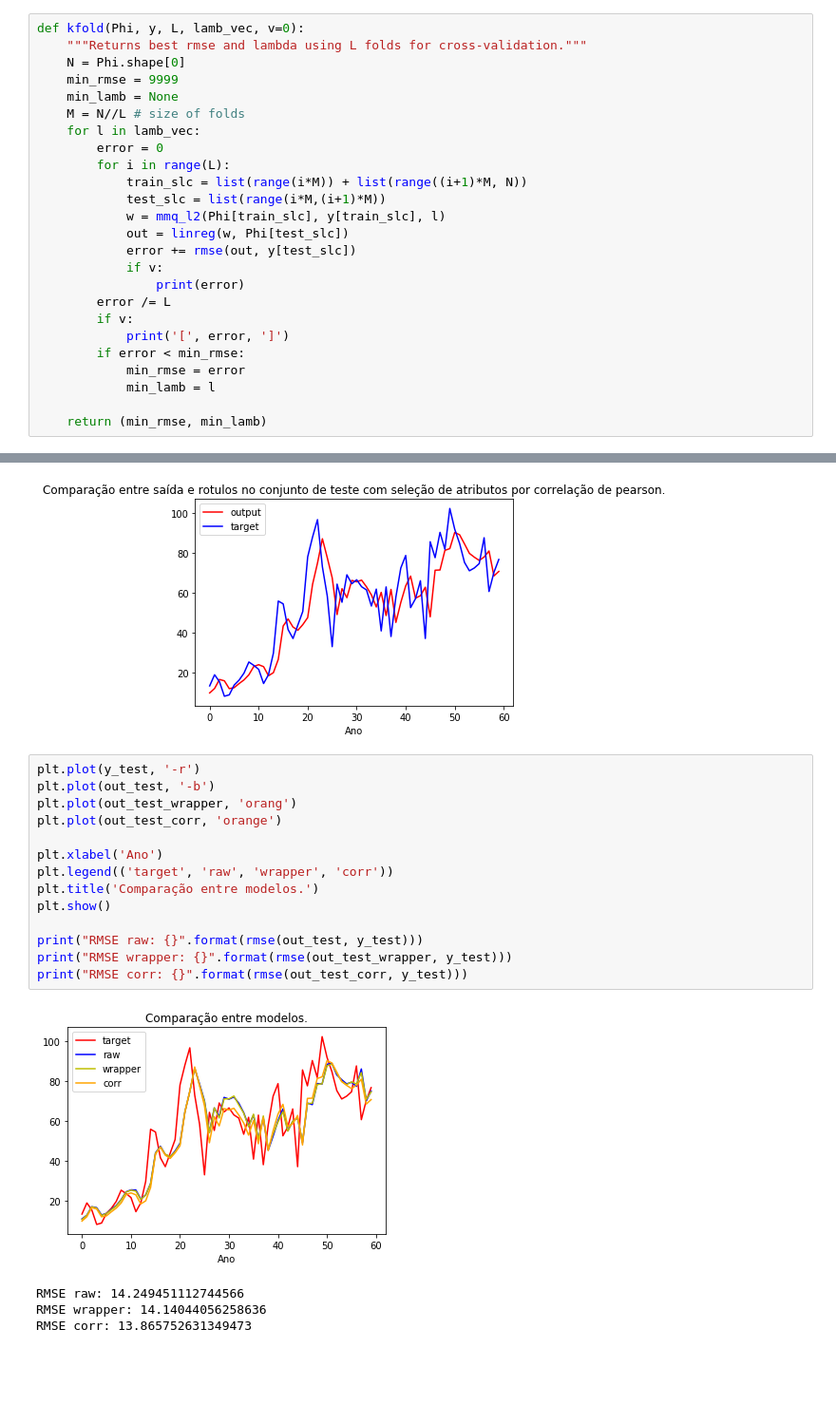
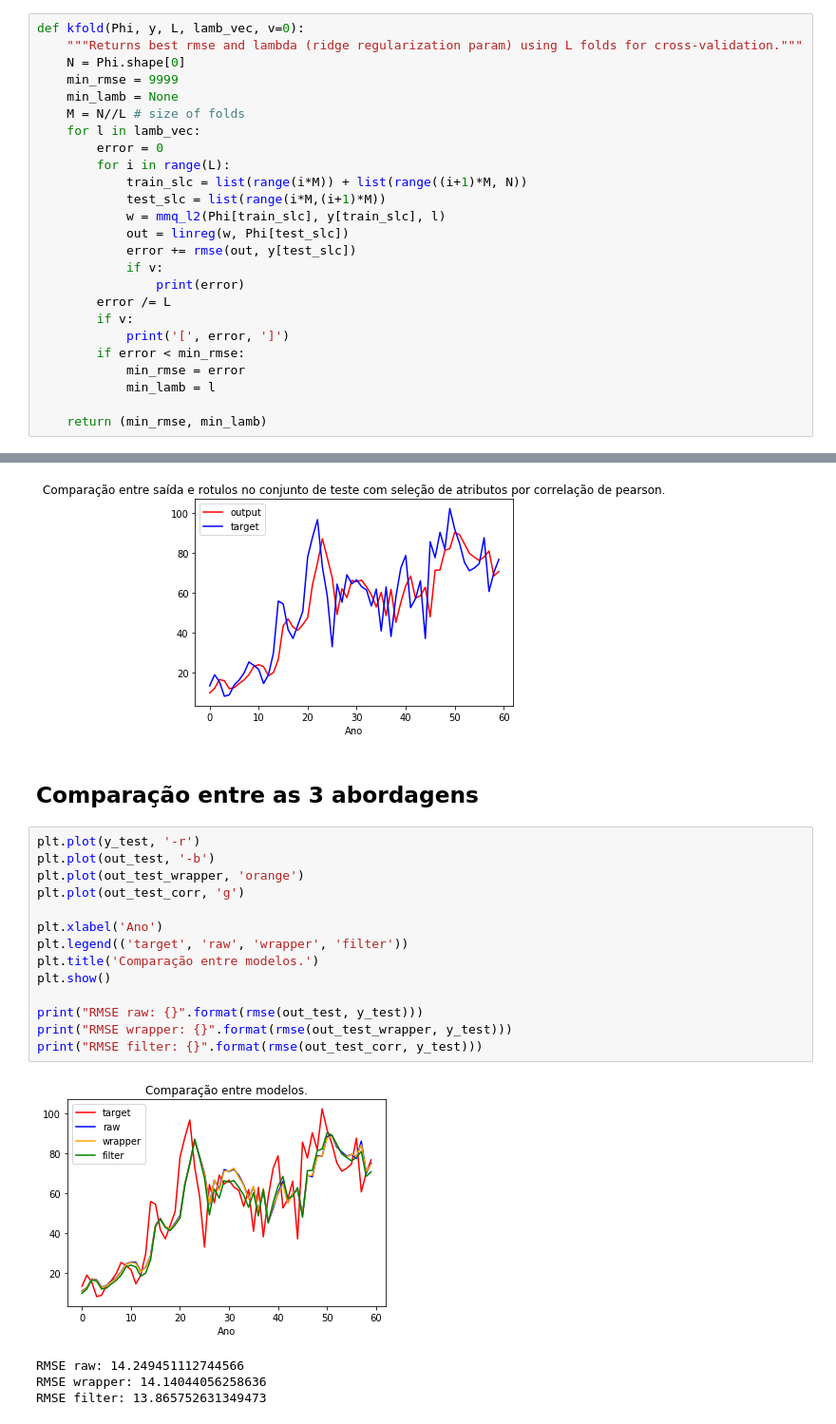
Before and after one commit to RafaelGoncalves8/machine-learning, a Jupyter notebook: deliver/EFC1 - Regressao Linear.ipynb, the cells around one changed output, grey strips where cells are left out. Shown at 95% size. Cells and saved outputs as stored; diff of their text form; blank space fills up the shorter version.

```diff
--- a/deliver/EFC1 - Regressao Linear.ipynb
+++ b/deliver/EFC1 - Regressao Linear.ipynb
@@ -168,6 +171,6 @@ mmq_l2 = lambda Phi, y, l: np.dot(np.dot(np.linalg.inv(np.dot(Phi.T, Phi) + l*np
 # %%
 def kfold(Phi, y, L, lamb_vec, v=0):
-    """Returns best rmse and lambda using L folds for cross-validation."""
+    """Returns best rmse and lambda (ridge regularization param) using L folds for cross-validation."""
     N = Phi.shape[0]
     min_rmse = 9999
     min_lamb = None
@@ -325,22 +332,24 @@ plt.title('Comparação entre saída e rotulos no conjunto de teste com seleçã
 plt.show()
 # %% [output]
 [figure]
+# %% [markdown]
+## Comparação entre as 3 abordagens
 # %%
 plt.plot(y_test, '-r')
 plt.plot(out_test, '-b')
-plt.plot(out_test_wrapper, 'orang')
-plt.plot(out_test_corr, 'orange')
+plt.plot(out_test_wrapper, 'orange')
+plt.plot(out_test_corr, 'g')
 
 plt.xlabel('Ano')
-plt.legend(('target', 'raw', 'wrapper', 'corr'))
+plt.legend(('target', 'raw', 'wrapper', 'filter'))
 plt.title('Comparação entre modelos.')
 plt.show()
 
 print("RMSE raw: {}".format(rmse(out_test, y_test)))
 print("RMSE wrapper: {}".format(rmse(out_test_wrapper, y_test)))
-print("RMSE corr: {}".format(rmse(out_test_corr, y_test)))
+print("RMSE filter: {}".format(rmse(out_test_corr, y_test)))
 # %% [output]
-[figure, old version]
+[figure, new version]
 RMSE raw: 14.249451112744566
 RMSE wrapper: 14.14044056258636
-RMSE corr: 13.865752631349473
+RMSE filter: 13.865752631349473
```
Also changed, not shown: parts of 9 cells of this notebook.
